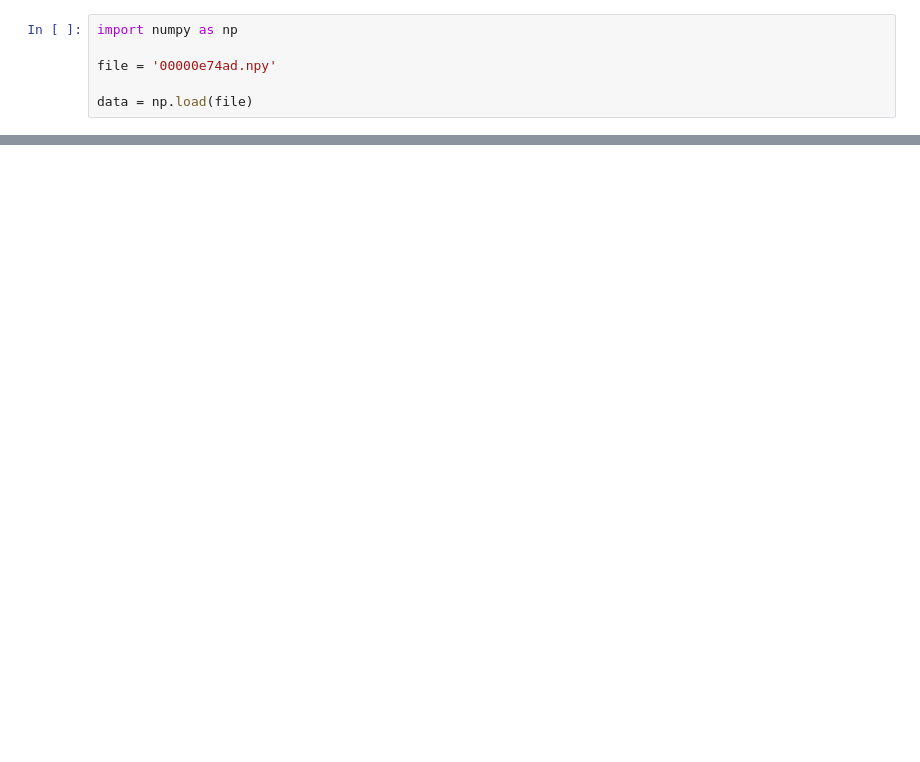
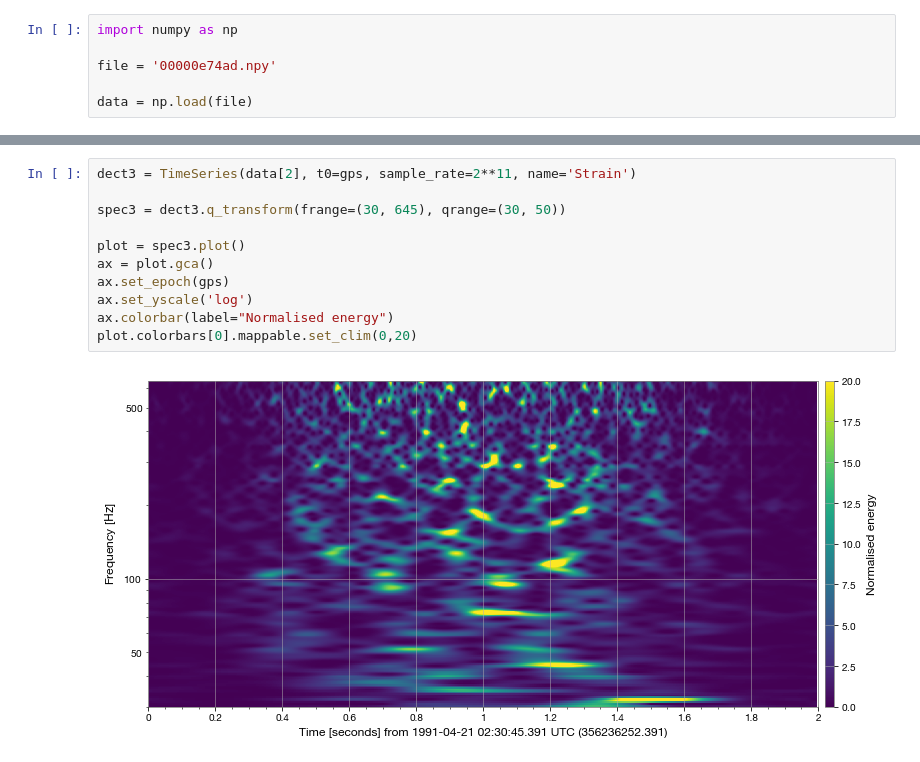
Before and after one commit to denisefavila/Gravitational-Wave-Detection, a Jupyter notebook: analysis/dabichera/00000e74ad.ipynb, the cells around one changed output, grey strips where cells are left out. Cells and saved outputs as stored; diff of their text form; blank space fills up the shorter version.

```diff
--- a/analysis/dabichera/00000e74ad.ipynb
+++ b/analysis/dabichera/00000e74ad.ipynb
@@ -24,0 +38,13 @@ plot = hq.plot()
+# %%
+dect3 = TimeSeries(data[2], t0=gps, sample_rate=2**11, name='Strain')
+
+spec3 = dect3.q_transform(frange=(30, 645), qrange=(30, 50))
+
+plot = spec3.plot()
+ax = plot.gca()
+ax.set_epoch(gps)
+ax.set_yscale('log')
+ax.colorbar(label="Normalised energy")
+plot.colorbars[0].mappable.set_clim(0,20)
+# %% [output]
+[figure, added]
```
Also changed, not shown: parts of 4 cells of this notebook, 1 other file.
